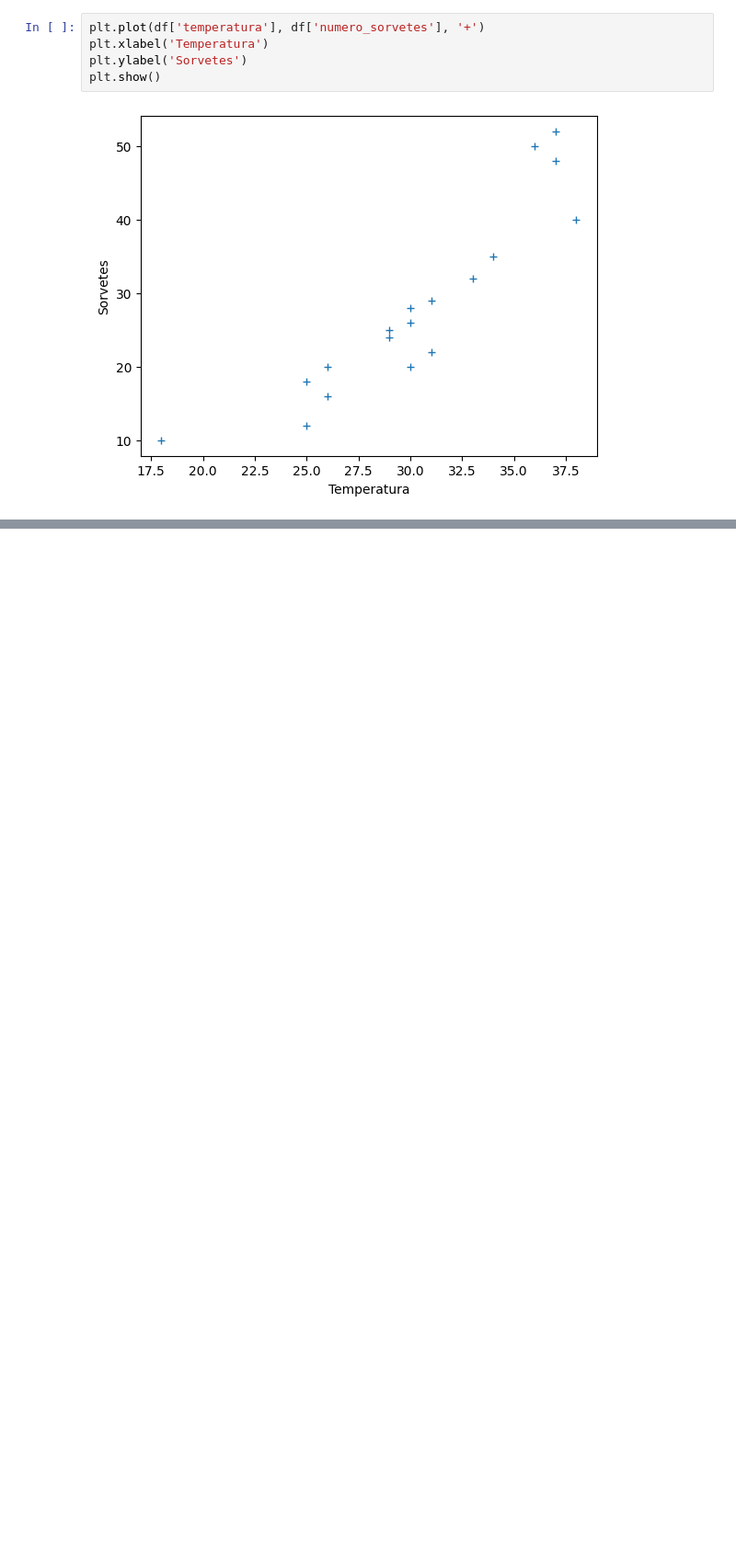
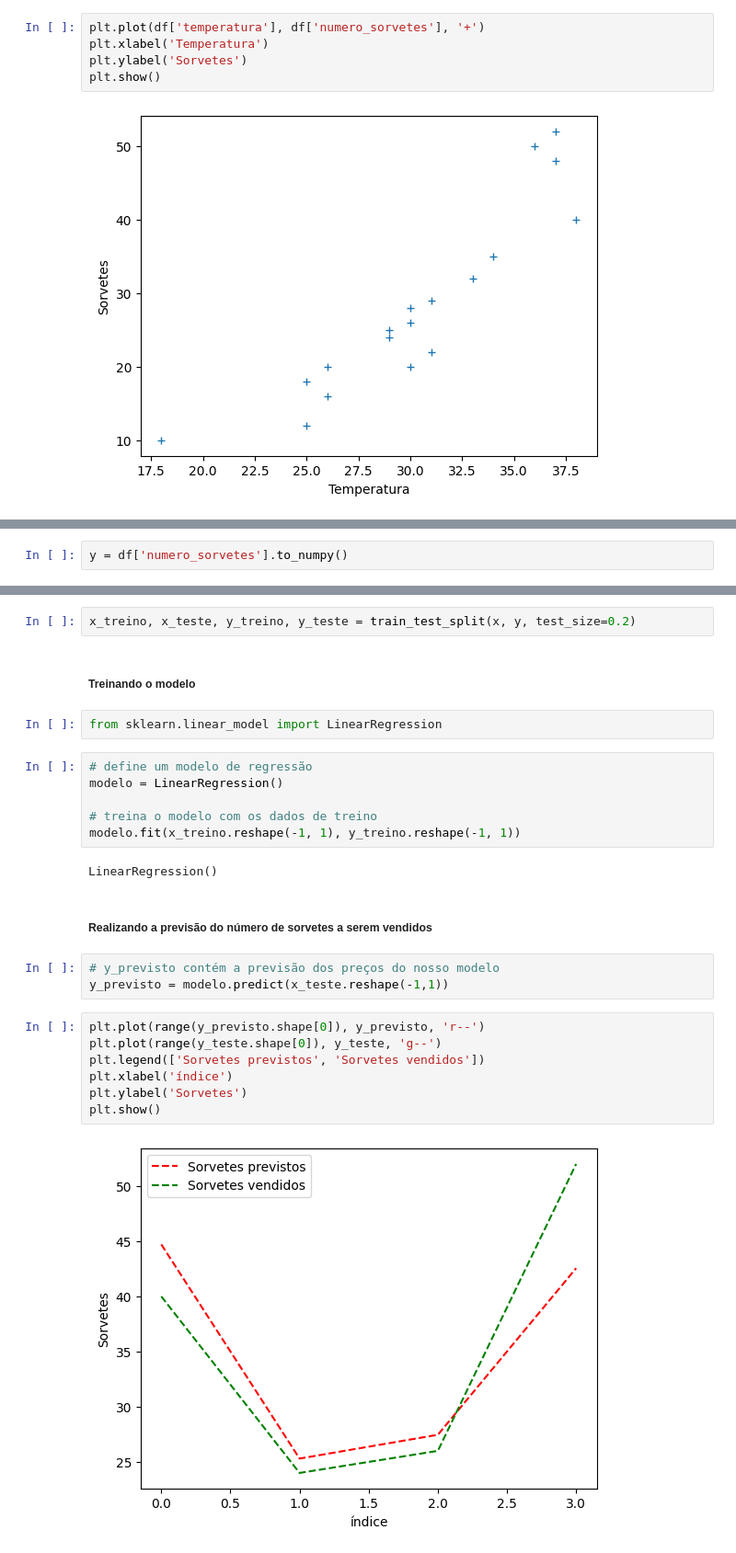
Before and after one commit to DaviGomesO/Intro-Machine-Learning, a Jupyter notebook: teste.ipynb, the cells around one changed output, grey strips where cells are left out. Shown: that part at 92% size. Cells and saved outputs as stored; diff of their text form; blank space fills up the shorter version.

Commit message:
Previsão

```diff
--- a/teste.ipynb
+++ b/teste.ipynb
@@ -34,0 +39,2 @@ plt.show()
+# %%
+y = df['numero_sorvetes'].to_numpy()
@@ -34,0 +43,28 @@ plt.show()
+# %%
+x_treino, x_teste, y_treino, y_teste = train_test_split(x, y, test_size=0.2)
+# %% [markdown]
+##### Treinando o modelo
+# %%
+from sklearn.linear_model import LinearRegression
+# %%
+# define um modelo de regressão
+modelo = LinearRegression()
+
+# treina o modelo com os dados de treino
+modelo.fit(x_treino.reshape(-1, 1), y_treino.reshape(-1, 1))
+# %% [output]
+LinearRegression()
+# %% [markdown]
+##### Realizando a previsão do número de sorvetes a serem vendidos
+# %%
+# y_previsto contém a previsão dos preços do nosso modelo
+y_previsto = modelo.predict(x_teste.reshape(-1,1))
+# %%
+plt.plot(range(y_previsto.shape[0]), y_previsto, 'r--')
+plt.plot(range(y_teste.shape[0]), y_teste, 'g--')
+plt.legend(['Sorvetes previstos', 'Sorvetes vendidos'])
+plt.xlabel('índice')
+plt.ylabel('Sorvetes')
+plt.show()
+# %% [output]
+[figure, added]
```
Also changed, not shown: parts of 3 cells of this notebook, 1 other file.
